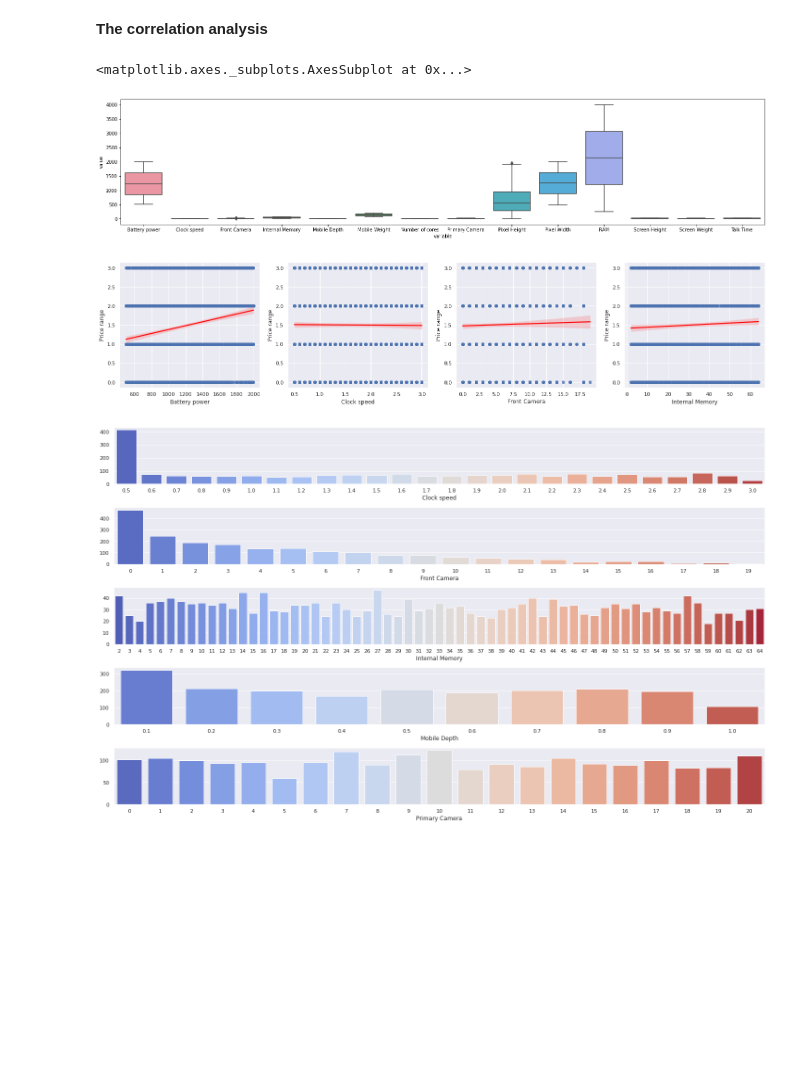
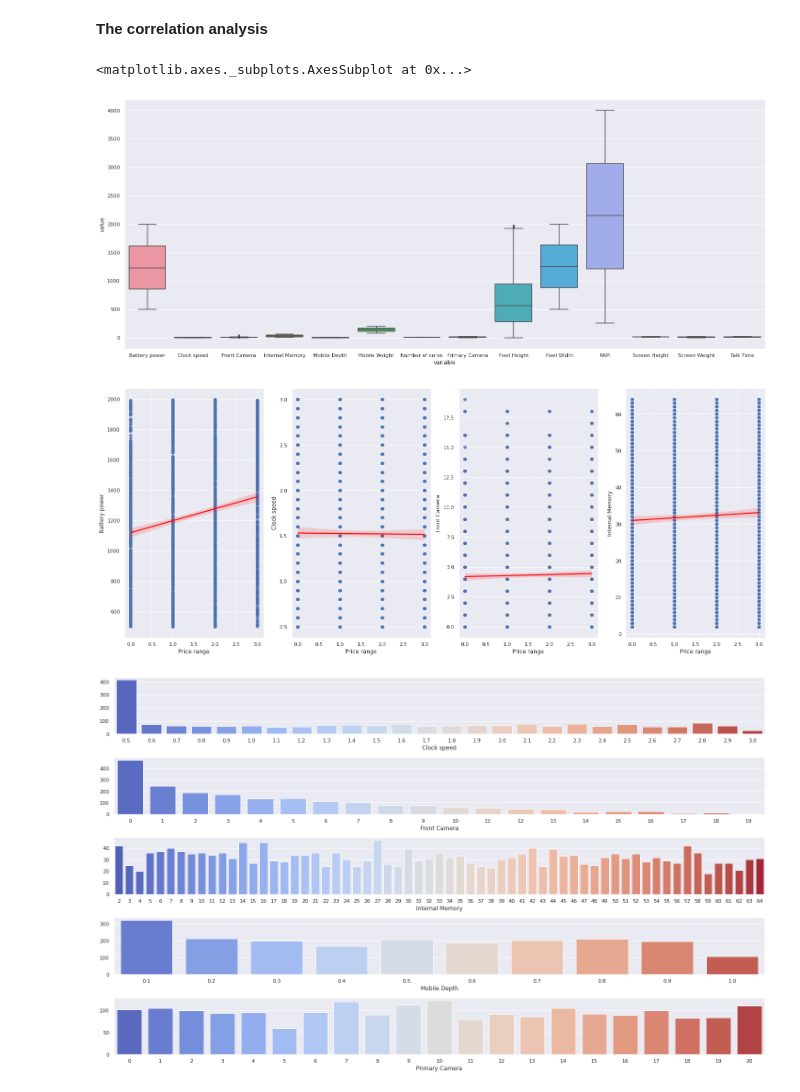
Before and after one commit to slawomirzurek/Data_Analysis_and_Programming_in_Python, a Jupyter notebook: Task.ipynb, the cells around one changed output. Saved outputs shown, nothing was run; the diff lists cells and outputs as text; code cells hidden in the pictures; blank space fills up the shorter version.

```diff
--- a/Task.ipynb
+++ b/Task.ipynb
@@ -256,15 +256,15 @@ prGr.mean()
 # %% [markdown]
 **The correlation analysis**
 # %%
-fig, ax = plt.subplots(figsize =(25,5))
+fig, ax = plt.subplots(figsize =(25,10))
 sns.set(style="darkgrid")
 sns.boxplot(x="variable", y="value", data=pd.melt(new_mp), orient ='v')
 # %% [output]
 <matplotlib.axes._subplots.AxesSubplot at 0x...>
-[figure, old version]
+[figure, new version]
 # %%
 fig,(ax1, ax2, ax3, ax4) = plt.subplots(ncols=4)
-fig.set_size_inches(25, 5)
+fig.set_size_inches(25, 10)
 
 cols = new_mp.columns.tolist()
 cols = cols[0:4]
@@ -273,11 +273,11 @@ ax = [ax1,ax2,ax3,ax4]
 sns.set_theme(color_codes=True)
 
 for i in range(len(cols)):
-    sns.regplot(x = cols[i], y = "Price range", data = mp, ax = ax[i], line_kws = {'color' : 'red'})
+    sns.regplot(y = cols[i], x = "Price range", data = mp, ax = ax[i], line_kws = {'color' : 'red'})
 
 plt.show()
 # %% [output]
-[figure, old version]
+[figure, new version]
 # %%
 cols = new_mp.columns.tolist()
 axe = [ax1, ax2, ax3, ax4, ax5]
```
Also changed, not shown: parts of 1 cell of this notebook.
